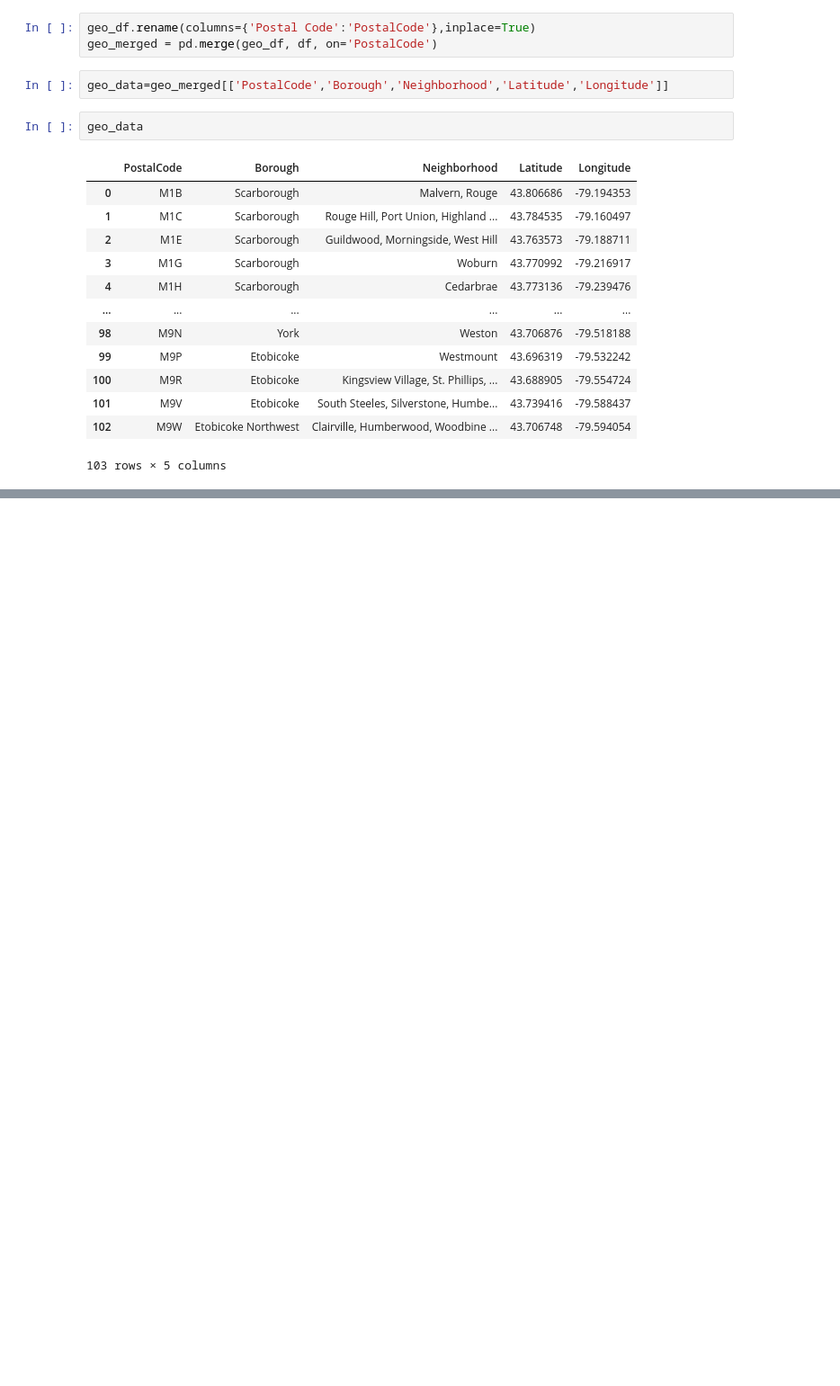
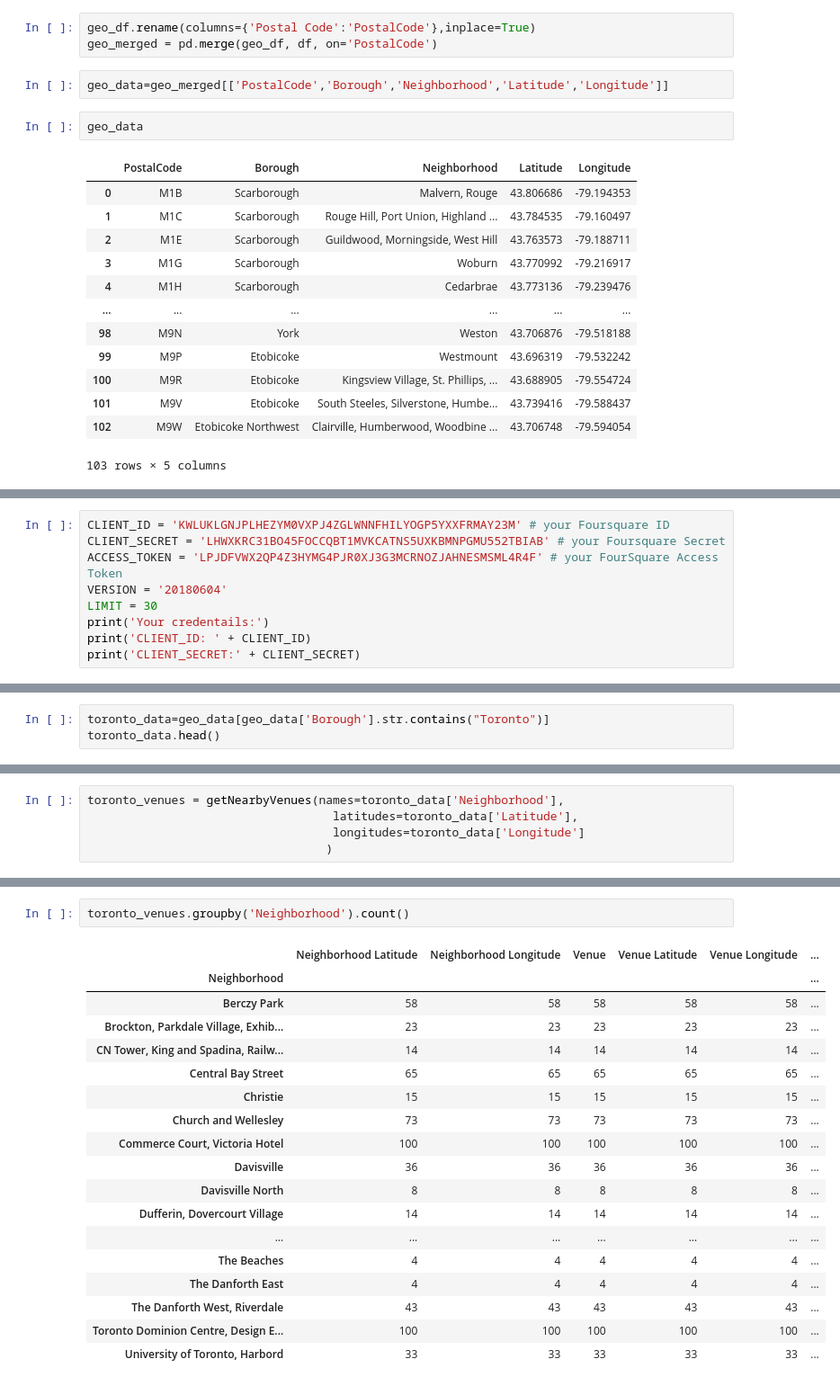
Before and after one commit to Christoph133/Capstone_Project, a Jupyter notebook: Neighborhoods_Toronto.ipynb, the cells around one changed output, grey strips where cells are left out. Shown: that part at 90% size. Cells and saved outputs as stored; diff of their text form; blank space fills up the shorter version.

```diff
--- a/Neighborhoods_Toronto.ipynb
+++ b/Neighborhoods_Toronto.ipynb
@@ -89,0 +132,9 @@ geo_data
+# %%
+CLIENT_ID = 'KWLUKLGNJPLHEZYM0VXPJ4ZGLWNNFHILYOGP5YXXFRMAY23M' # your Foursquare ID
+CLIENT_SECRET = 'LHWXKRC31BO45FOCCQBT1MVKCATNS5UXKBMNPGMU552TBIAB' # your Foursquare Secret
+ACCESS_TOKEN = 'LPJDFVWX2QP4Z3HYMG4PJR0XJ3G3MCRNOZJAHNESMSML4R4F' # your FourSquare Access Token
+VERSION = '20180604'
+LIMIT = 30
+print('Your credentails:')
+print('CLIENT_ID: ' + CLIENT_ID)
+print('CLIENT_SECRET:' + CLIENT_SECRET)
@@ -89,0 +145,3 @@ geo_data
+# %%
+toronto_data=geo_data[geo_data['Borough'].str.contains("Toronto")]
+toronto_data.head()
@@ -89,0 +196,5 @@ geo_data
+# %%
+toronto_venues = getNearbyVenues(names=toronto_data['Neighborhood'],
+                                   latitudes=toronto_data['Latitude'],
+                                   longitudes=toronto_data['Longitude']
+                                  )
@@ -89,0 +228,21 @@ geo_data
+# %%
+toronto_venues.groupby('Neighborhood').count()
+# %% [output]
+|  | Neighborhood Latitude | Neighborhood Longitude | Venue | Venue Latitude | Venue Longitude | ... |
+| Neighborhood |  |  |  |  |  | ... |
+| Berczy Park | 58 | 58 | 58 | 58 | 58 | ... |
+| Brockton, Parkdale Village, Exhib... | 23 | 23 | 23 | 23 | 23 | ... |
+| CN Tower, King and Spadina, Railw... | 14 | 14 | 14 | 14 | 14 | ... |
+| Central Bay Street | 65 | 65 | 65 | 65 | 65 | ... |
+| Christie | 15 | 15 | 15 | 15 | 15 | ... |
+| Church and Wellesley | 73 | 73 | 73 | 73 | 73 | ... |
+| Commerce Court, Victoria Hotel | 100 | 100 | 100 | 100 | 100 | ... |
+| Davisville | 36 | 36 | 36 | 36 | 36 | ... |
+| Davisville North | 8 | 8 | 8 | 8 | 8 | ... |
+| Dufferin, Dovercourt Village | 14 | 14 | 14 | 14 | 14 | ... |
+| ... | ... | ... | ... | ... | ... | ... |
+| The Beaches | 4 | 4 | 4 | 4 | 4 | ... |
+| The Danforth East | 4 | 4 | 4 | 4 | 4 | ... |
+| The Danforth West, Riverdale | 43 | 43 | 43 | 43 | 43 | ... |
+| Toronto Dominion Centre, Design E... | 100 | 100 | 100 | 100 | 100 | ... |
+| University of Toronto, Harbord | 33 | 33 | 33 | 33 | 33 | ... |
```
Also changed, not shown: parts of 18 cells of this notebook.
